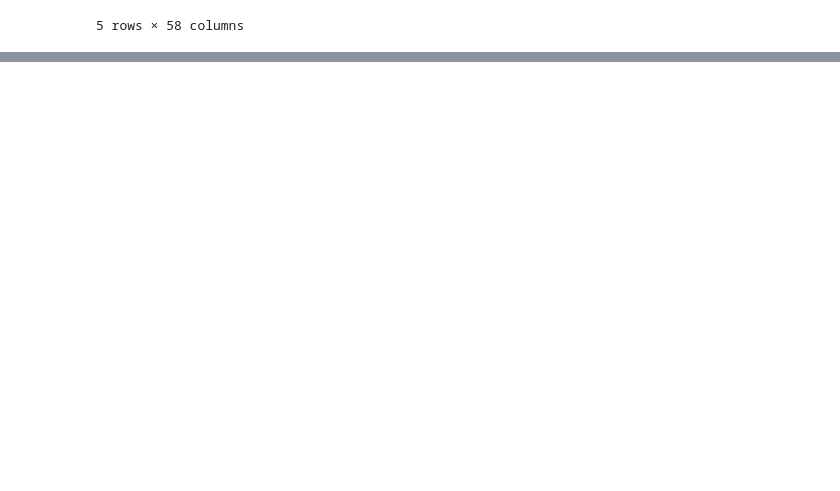
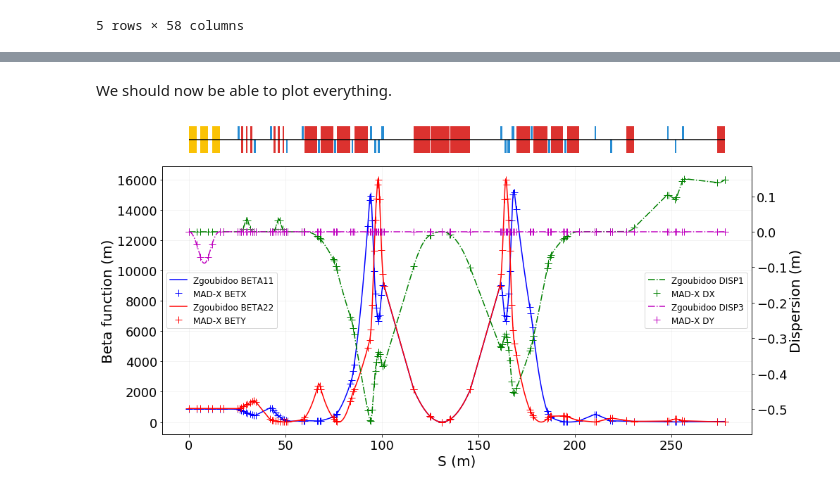
Before and after one commit to radiasoft/Zgoubi-Workshop, a Jupyter notebook: Zgoubidoo/Zgoubidoo tutorial.ipynb, the cells around one changed output, grey strips where cells are left out. Cells and saved outputs as stored; diff of their text form; code cells hidden in the pictures; blank space fills up the shorter version.

```diff
--- a/Zgoubidoo/Zgoubidoo tutorial.ipynb
+++ b/Zgoubidoo/Zgoubidoo tutorial.ipynb
@@ -691,0 +884,8 @@ zr.tracks.head(5)
+# %%
+zr_twiss.tracks['T'] = zr_twiss.tracks['TG']
+zr_twiss.tracks['P'] = zr_twiss.tracks['PG']
+zr_twiss.tracks['X'] = zr_twiss.tracks['XG']
+zr_twiss.tracks['Y'] = zr_twiss.tracks['YG']
+zr_twiss.tracks['Z'] = zr_twiss.tracks['ZG']
+M = zgoubidoo.twiss.compute_transfer_matrix(beamline=zi_twiss, tracks=zr_twiss.tracks)
+M.head(5)
@@ -691,0 +902,3 @@ zr.tracks.head(5)
+# %%
+zgoubidoo_twiss = zgoubidoo.twiss.compute_twiss(matrix=M, twiss_init=lhec_sequence.betablock)
+zgoubidoo_twiss.head(5)
@@ -691,0 +913,36 @@ zr.tracks.head(5)
+# %% [markdown]
+We should now be able to plot everything.
+# %%
+fig = plt.figure(figsize=(15, 7))
+ax = fig.add_subplot(111)
+artist = zgoubidoo.vis.ZgoubiMpl(ax=ax)
+zgoubidoo.vis.cartouche(line=zi_twiss, artist=artist)
+
+ax.plot(zgoubidoo_twiss['S'], zgoubidoo_twiss['BETA11'], 'b-', ms=0.5, label='Zgoubidoo BETA11')
+ax.plot(lhec_ir.df['S'] + zgoubidoo_twiss['S'].min(), lhec_ir.df['BETX'], 'b+', ms=10, label='MAD-X BETX')
+#ax.plot(zr_twiss.optics['S'] + tw['S'].min(), zr_twiss.optics['BETA11'], 'bx', ms=7, label='Zgoubi BETA11')
+
+ax.plot(zgoubidoo_twiss['S'], zgoubidoo_twiss['BETA22'], 'r-', ms=0.5, label='Zgoubidoo BETA22')
+ax.plot(lhec_ir.df['S'] + zgoubidoo_twiss['S'].min(), lhec_ir.df['BETY'], 'r+', ms=10, label='MAD-X BETY')
+#ax.plot(zr_twiss.optics['S'] + tw['S'].min(), zr_twiss.optics['BETA22'], 'rx', ms=7, label='Zgoubi BETA22')
+
+
+ax2 = ax.twinx()
+ax2.plot(zgoubidoo_twiss['S'], zgoubidoo_twiss['DISP1'], 'g-.', ms=0.5, label='Zgoubidoo DISP1')
+ax2.plot(lhec_ir.df['S'] + zgoubidoo_twiss['S'].min(), lhec_ir.df['DX'], 'g+', ms=10, label='MAD-X DX')
+#ax2.plot(zr_twiss.optics['S'] + tw['S'].min(), zr_twiss.optics['DISP1'], 'gx', ms=7, label='Zgoubi DISP1')
+
+ax2.plot(zgoubidoo_twiss['S'], zgoubidoo_twiss['DISP3'], 'm-.', ms=0.5, label='Zgoubidoo DISP3')
+ax2.plot(lhec_ir.df['S'] + zgoubidoo_twiss['S'].min(), lhec_ir.df['DY'], 'm+', ms=10, label='MAD-X DY')
+#ax2.plot(zr_twiss.optics['S'] + tw['S'].min(), zr_twiss.optics['DISP3'], 'mx', ms=7, label='Zgoubi DISP3')
+
+ax.legend(loc=6, fontsize=12)
+ax2.legend(loc=5, fontsize=12)
+artist.ax.grid(True, alpha=0.2)
+artist.ax.set_xlabel("S (m)", fontsize=20)
+artist.ax.set_ylabel("Beta function (m)", fontsize=20)
+artist.ax.tick_params(axis='both', which='major', labelsize=18)
+ax2.set_ylabel("Dispersion (m)", fontsize=20)
+ax2.tick_params(axis='both', which='major', labelsize=18)
+# %% [output]
+[figure, added]
```
Also changed, not shown: parts of 34 cells of this notebook.
